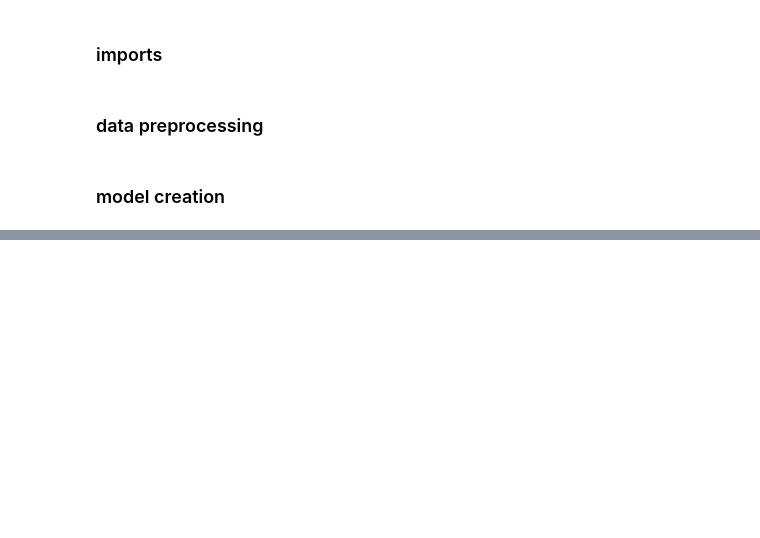
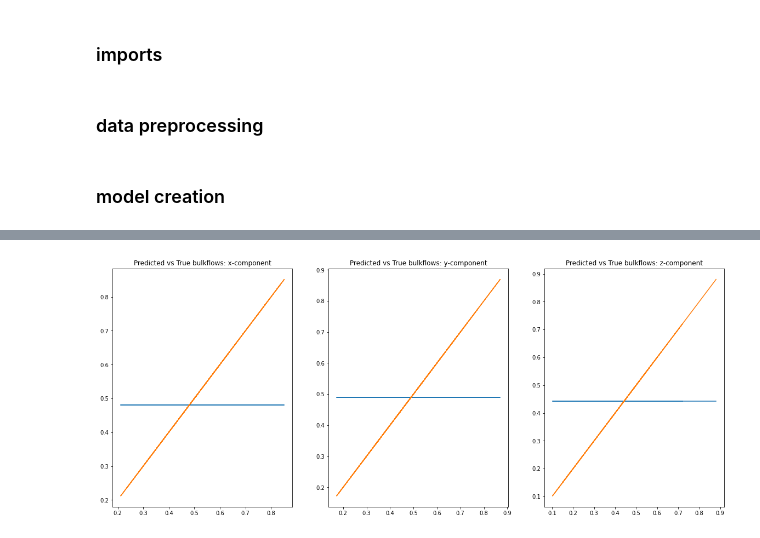
Before and after one commit to YaraAlShorman/Research-spring-22, a Jupyter notebook: Active_code/ML model for bulkflows.ipynb, the cells around one changed output, grey strips where cells are left out. Drawn from its saved outputs; the diff is of its cells as text; code cells hidden in the pictures; blank space fills up the shorter version.

```diff
--- a/Active_code/ML model for bulkflows.ipynb
+++ b/Active_code/ML model for bulkflows.ipynb
@@ -95,17 +96,17 @@ optimizer = tf.keras.optimizers.Adam(learning_rate=0.01)
 
 model0 = tf.keras.Sequential()
 model0.add(tf.keras.layers.InputLayer(input_shape=[None, 4], ragged=True))
-model0.add(tf.keras.layers.LSTM(64, dropout=0.25, activation='selu'))
-model0.add(tf.keras.layers.Dense(32, activation='relu'))
+model0.add(tf.keras.layers.LSTM(512, dropout=0.25, activation='selu'))
+model0.add(tf.keras.layers.Dense(128, activation='selu'))
 model0.add(tf.keras.layers.Dropout(0.5))
-model0.add(tf.keras.layers.Dense(16, activation='relu'))
+model0.add(tf.keras.layers.Dense(32, activation='selu'))
 model0.add(tf.keras.layers.Dropout(0.5))
-model0.add(tf.keras.layers.Dense(8, activation='relu'))
+model0.add(tf.keras.layers.Dense(16, activation='selu'))
 model0.add(tf.keras.layers.Dropout(0.5))
 model0.add(tf.keras.layers.Dense(3, activation='linear'))
 
-model0.compile(loss='mean_squared_error', optimizer=optimizer)
+model0.compile(loss='mean_squared_error', optimizer=optimizer, metrics=['accuracy'])
 
-a = model0.fit(input_train, output_train, epochs=20, use_multiprocessing=True, workers=2)
+a = model0.fit(input_train, output_train, epochs=20, use_multiprocessing=True, workers=8, verbose=2)
 # %% [output]
 Epoch 1/20
@@ -127,0 +118,2 @@ Epoch 20/20
+# %%
+output_pred = model0.predict(input_test)
@@ -127,0 +122,24 @@ Epoch 20/20
+# %%
+fig = plt.figure()
+fig.set_figheight(8)
+fig.set_figwidth(20)
+
+bx = fig.add_subplot(1, 3, 1)
+plt.plot(output_test[:, 0], output_pred[:, 0])
+plt.plot(output_test[:, 0], output_test[:, 0])
+plt.title('Predicted vs True bulkflows: x-component')
+
+
+by = fig.add_subplot(1, 3, 2)
+plt.plot(output_test[:, 1], output_pred[:, 1])
+plt.plot(output_test[:, 1], output_test[:, 1])
+plt.title('Predicted vs True bulkflows: y-component')
+
+bz = fig.add_subplot(1, 3, 3)
+plt.plot(output_test[:, 2], output_pred[:, 2])
+plt.plot(output_test[:, 2], output_test[:, 2])
+plt.title('Predicted vs True bulkflows: z-component')
+
+plt.show()
+# %% [output]
+[figure, added]
```
Also changed, not shown: parts of 6 cells of this notebook, 1 other file.
